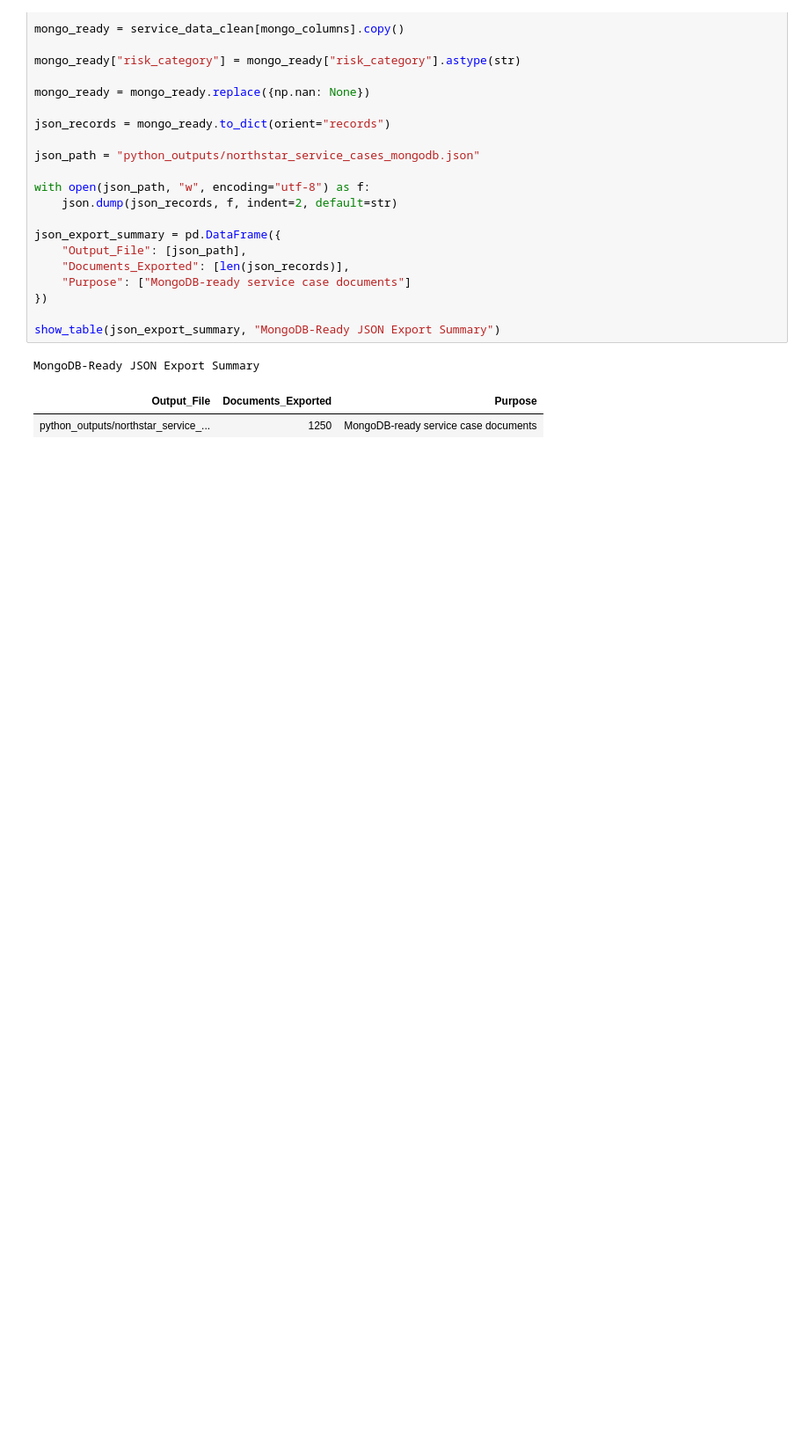
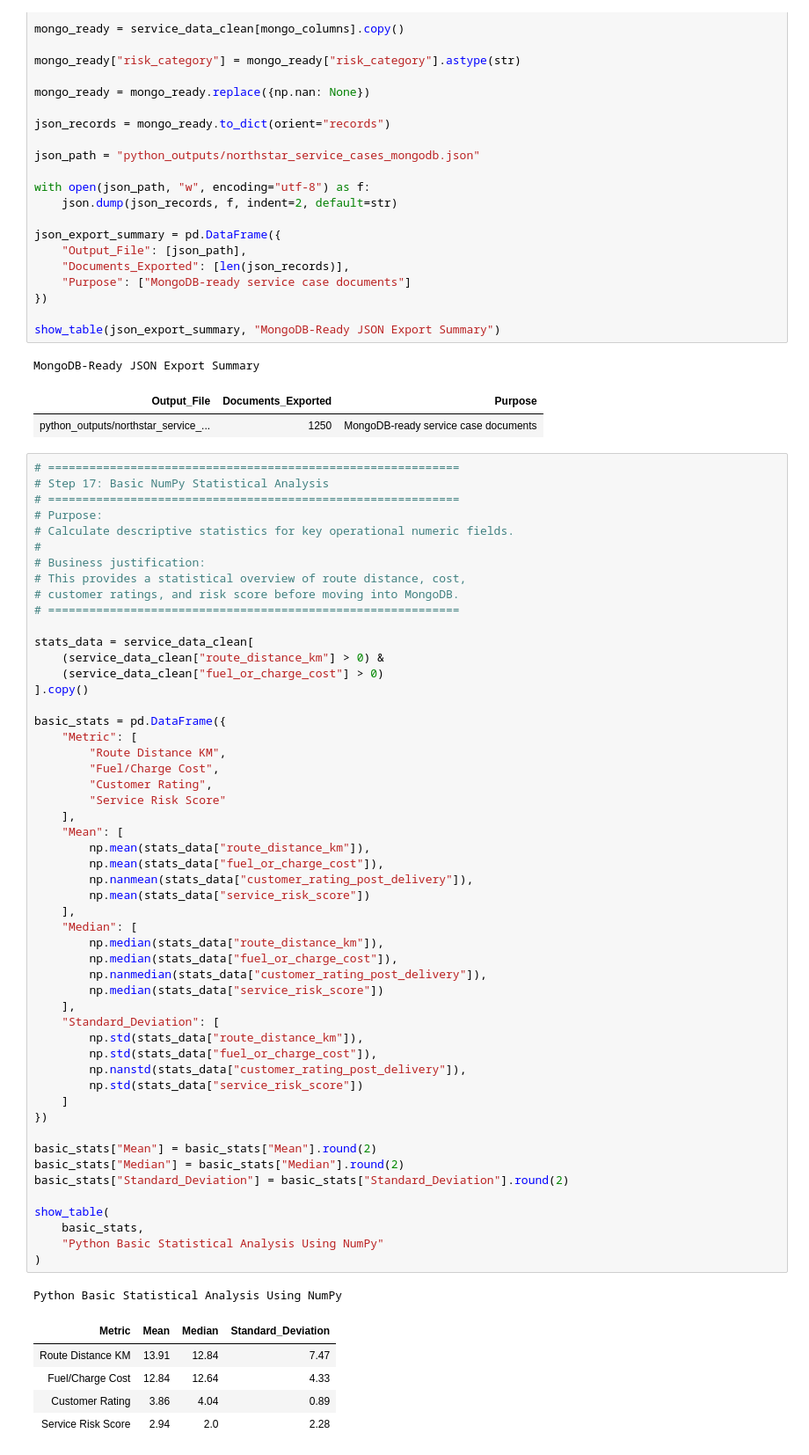
Before and after one commit to sachini9-git/northstar-databases-analytics, a Jupyter notebook: 02_python_service_failure_kpis.ipynb, the cells around one changed output. Shown at 88% size. Drawn from its saved outputs; the diff is of its cells as text; blank space fills up the shorter version.

```diff
--- a/02_python_service_failure_kpis.ipynb
+++ b/02_python_service_failure_kpis.ipynb
@@ -1047,3 +1080,62 @@ show_table(json_export_summary, "MongoDB-Ready JSON Export Summary")
 MongoDB-Ready JSON Export Summary
 | Output_File | Documents_Exported | Purpose |
 | python_outputs/northstar_service_... | 1250 | MongoDB-ready service case documents |
+# %%
+# ============================================================
+# Step 17: Basic NumPy Statistical Analysis
+# ============================================================
+# Purpose:
+# Calculate descriptive statistics for key operational numeric fields.
+#
+# Business justification:
+# This provides a statistical overview of route distance, cost,
+# customer ratings, and risk score before moving into MongoDB.
+# ============================================================
+
+stats_data = service_data_clean[
+    (service_data_clean["route_distance_km"] > 0) &
+    (service_data_clean["fuel_or_charge_cost"] > 0)
+].copy()
+
+basic_stats = pd.DataFrame({
+    "Metric": [
+        "Route Distance KM",
+        "Fuel/Charge Cost",
+        "Customer Rating",
+        "Service Risk Score"
+    ],
+    "Mean": [
+        np.mean(stats_data["route_distance_km"]),
+        np.mean(stats_data["fuel_or_charge_cost"]),
+        np.nanmean(stats_data["customer_rating_post_delivery"]),
+        np.mean(stats_data["service_risk_score"])
+    ],
+    "Median": [
+        np.median(stats_data["route_distance_km"]),
+        np.median(stats_data["fuel_or_charge_cost"]),
+        np.nanmedian(stats_data["customer_rating_post_delivery"]),
+        np.median(stats_data["service_risk_score"])
+    ],
+    "Standard_Deviation": [
+        np.std(stats_data["route_distance_km"]),
+        np.std(stats_data["fuel_or_charge_cost"]),
+        np.nanstd(stats_data["customer_rating_post_delivery"]),
+        np.std(stats_data["service_risk_score"])
+    ]
+})
+
+basic_stats["Mean"] = basic_stats["Mean"].round(2)
+basic_stats["Median"] = basic_stats["Median"].round(2)
+basic_stats["Standard_Deviation"] = basic_stats["Standard_Deviation"].round(2)
+
+show_table(
+    basic_stats,
+    "Python Basic Statistical Analysis Using NumPy"
+)
+# %% [output]
+Python Basic Statistical Analysis Using NumPy
+| Metric | Mean | Median | Standard_Deviation |
+| Route Distance KM | 13.91 | 12.84 | 7.47 |
+| Fuel/Charge Cost | 12.84 | 12.64 | 4.33 |
+| Customer Rating | 3.86 | 4.04 | 0.89 |
+| Service Risk Score | 2.94 | 2.0 | 2.28 |
```
Also changed, not shown: parts of 4 cells of this notebook.
